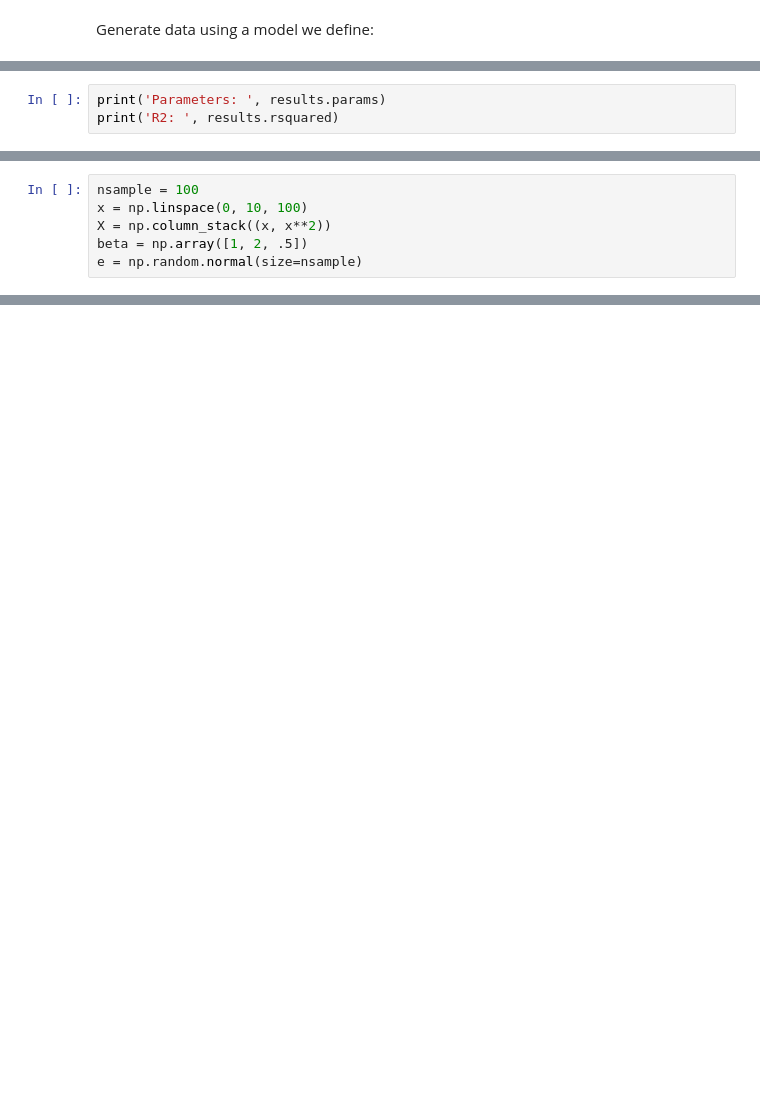
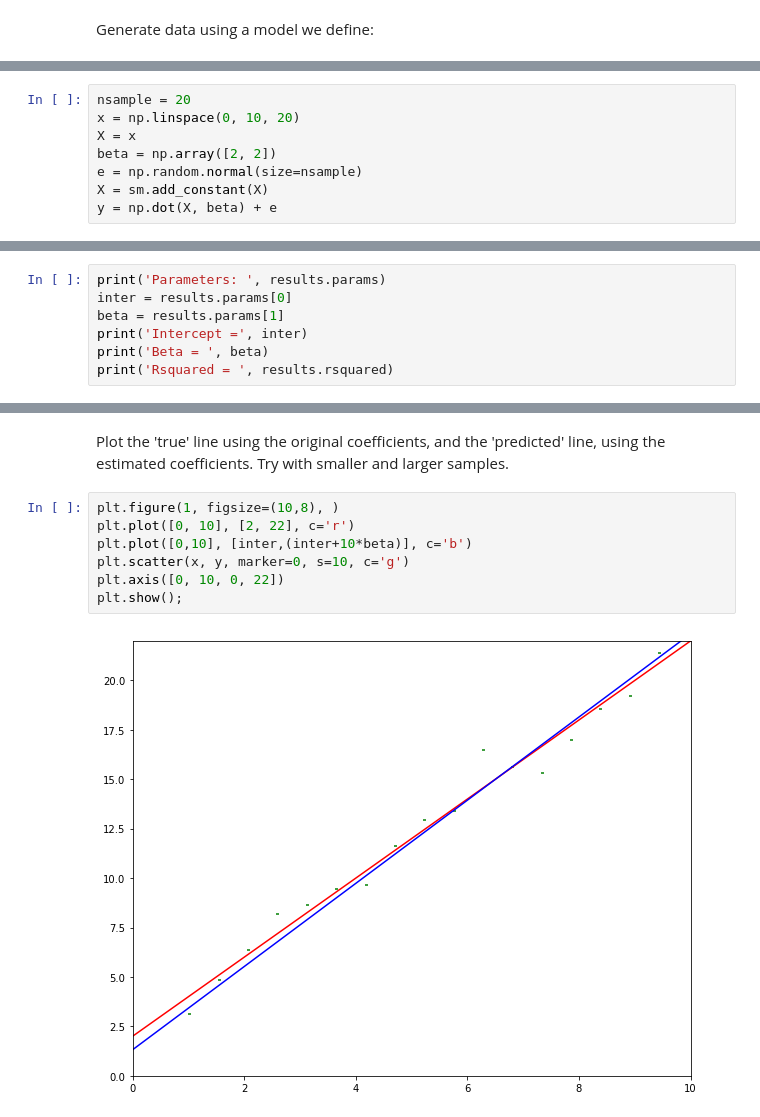
Before and after one commit to ual/hedonic-models, a Jupyter notebook: sales-hedonic.ipynb, the cells around one changed output, grey strips where cells are left out. Cells and saved outputs as stored; diff of their text form; blank space fills up the shorter version.

```diff
--- a/sales-hedonic.ipynb
+++ b/sales-hedonic.ipynb
@@ -28,0 +83,8 @@ plt.show();
+# %%
+nsample = 20
+x = np.linspace(0, 10, 20)
+X = x
+beta = np.array([2, 2])
+e = np.random.normal(size=nsample)
+X = sm.add_constant(X)
+y = np.dot(X, beta) + e
@@ -33,3 +123,7 @@ print(results.summary())
 # %%
 print('Parameters: ', results.params)
-print('R2: ', results.rsquared)
+inter = results.params[0]
+beta = results.params[1]
+print('Intercept =', inter)
+print('Beta = ', beta)
+print('Rsquared = ', results.rsquared)
@@ -36,6 +134,0 @@ print('R2: ', results.rsquared)
-# %%
-nsample = 100
-x = np.linspace(0, 10, 100)
-X = np.column_stack((x, x**2))
-beta = np.array([1, 2, .5])
-e = np.random.normal(size=nsample)
@@ -52,0 +141,11 @@ print(results.summary())
+# %% [markdown]
+Plot the 'true' line using the original coefficients, and the 'predicted' line, using the estimated coefficients.  Try with smaller and larger samples.
+# %%
+plt.figure(1, figsize=(10,8), )
+plt.plot([0, 10], [2, 22], c='r')
+plt.plot([0,10], [inter,(inter+10*beta)], c='b')
+plt.scatter(x, y, marker=0, s=10, c='g')
+plt.axis([0, 10, 0, 22])
+plt.show();
+# %% [output]
+[figure, added]
```
Also changed, not shown: parts of 84 cells of this notebook, 1 other file.
